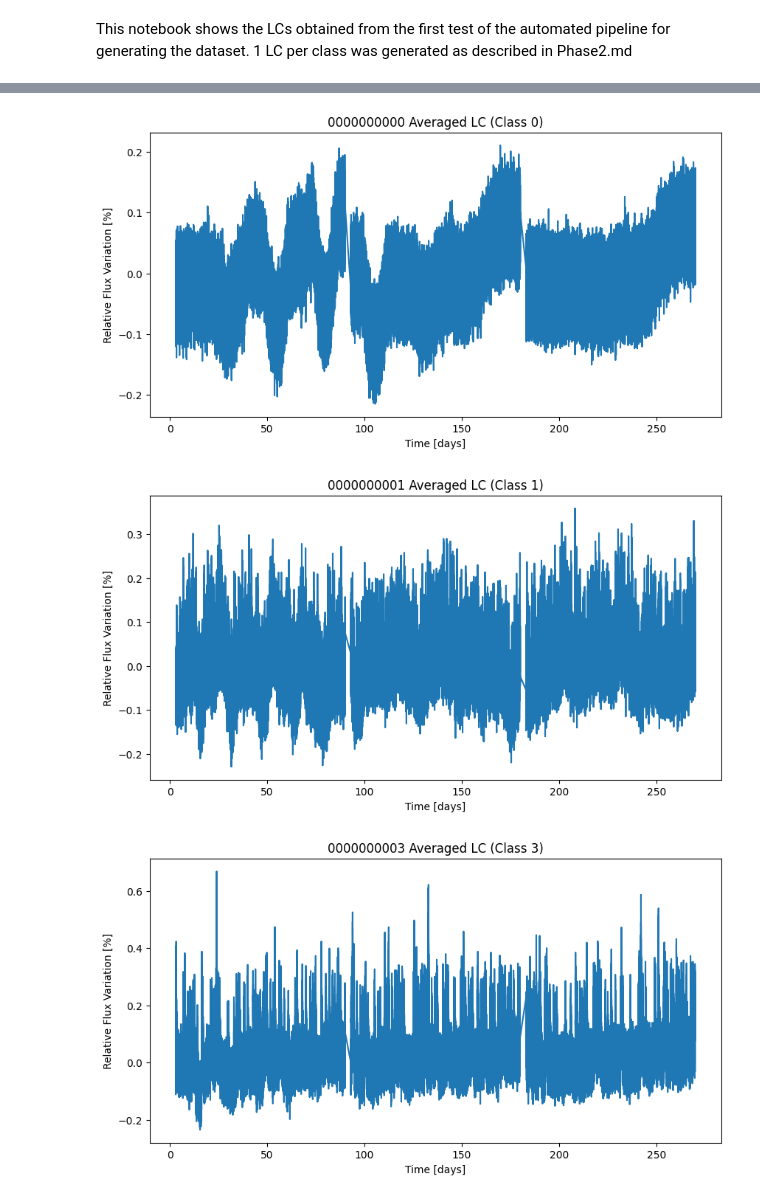
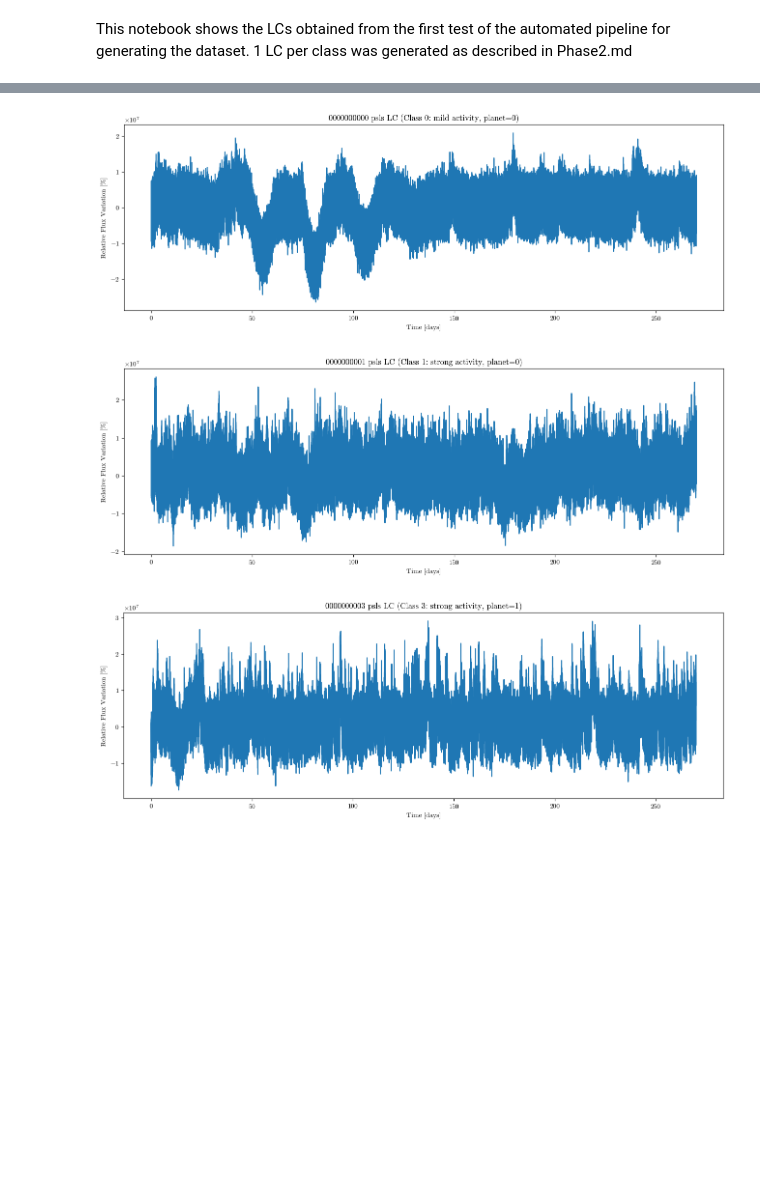
Before and after one commit to IsaacLP/Computational-Astrobiology, a Jupyter notebook: project/notebooks/class_exploration.ipynb, the cells around one changed output, grey strips where cells are left out. Saved outputs shown, nothing was run; the diff lists cells and outputs as text; code cells hidden in the pictures; blank space fills up the shorter version.

```diff
--- a/project/notebooks/class_exploration.ipynb
+++ b/project/notebooks/class_exploration.ipynb
@@ -7,9 +7,9 @@ import pandas as pd
 
 lightcurves_dir = "../data/lightcurves"
 # %%
-# find all .npy files in the lightcurves directory
-npy_files = [f for f in os.listdir(lightcurves_dir) if f.endswith(".npy")]
-print("\nFound .npy files:")
-for f in npy_files:
+# find all .dat files in the lightcurves directory
+dat_files = [f for f in os.listdir(lightcurves_dir) if f.endswith(".dat")]
+print("\nFound .dat files:")
+for f in dat_files:
     print(f"  - {f}")
 # %% [output]
@@ -31,21 +31,23 @@ metadata.head()
 # %%
 import matplotlib.pyplot as plt
 
-for npy_file in npy_files:
+for dat_file in dat_files:
 
-    plt.figure(figsize=(10, 5))
-    data = np.loadtxt(os.path.join(lightcurves_dir, npy_file),dtype=float)
-    x = data[:, 0]
-    y = data[:, 1]
-    class_label = metadata.loc[metadata['file_id'] == npy_file.split(".")[0], 'label'].values[0]
-    file_id = npy_file.split(".")[0]
+    plt.figure(figsize=(16, 5))
+    data = np.loadtxt(os.path.join(lightcurves_dir, dat_file),dtype=float)
+    x = data[:, 0] / 86400.
+    y = data[:, 1] * 1e4
+    class_label = metadata.loc[metadata['file_id'] == dat_file.split(".")[0], 'label'].values[0]
+    activity_class = metadata.loc[metadata['file_id'] == dat_file.split(".")[0], 'activity_class'].values[0]
+    planet_presence = metadata.loc[metadata['file_id'] == dat_file.split(".")[0], 'planet_present'].values[0]
+    file_id = dat_file.split(".")[0]
     plt.plot(x, y)
     plt.xlabel("Time [days]")
     plt.ylabel("Relative Flux Variation [%]")
-    plt.title(f"{file_id} Averaged LC (Class {class_label})")
+    plt.title(f"{file_id} psls LC (Class {class_label}: {activity_class} activity, planet={planet_presence})")
     plt.show()
     plt.close()
 # %% [output]
-[figure, old version]
+[figure, new version]
-[figure, old version]
+[figure, new version]
-[figure, old version]
+[figure, new version]
```
Also changed, not shown: parts of 3 cells of this notebook.
